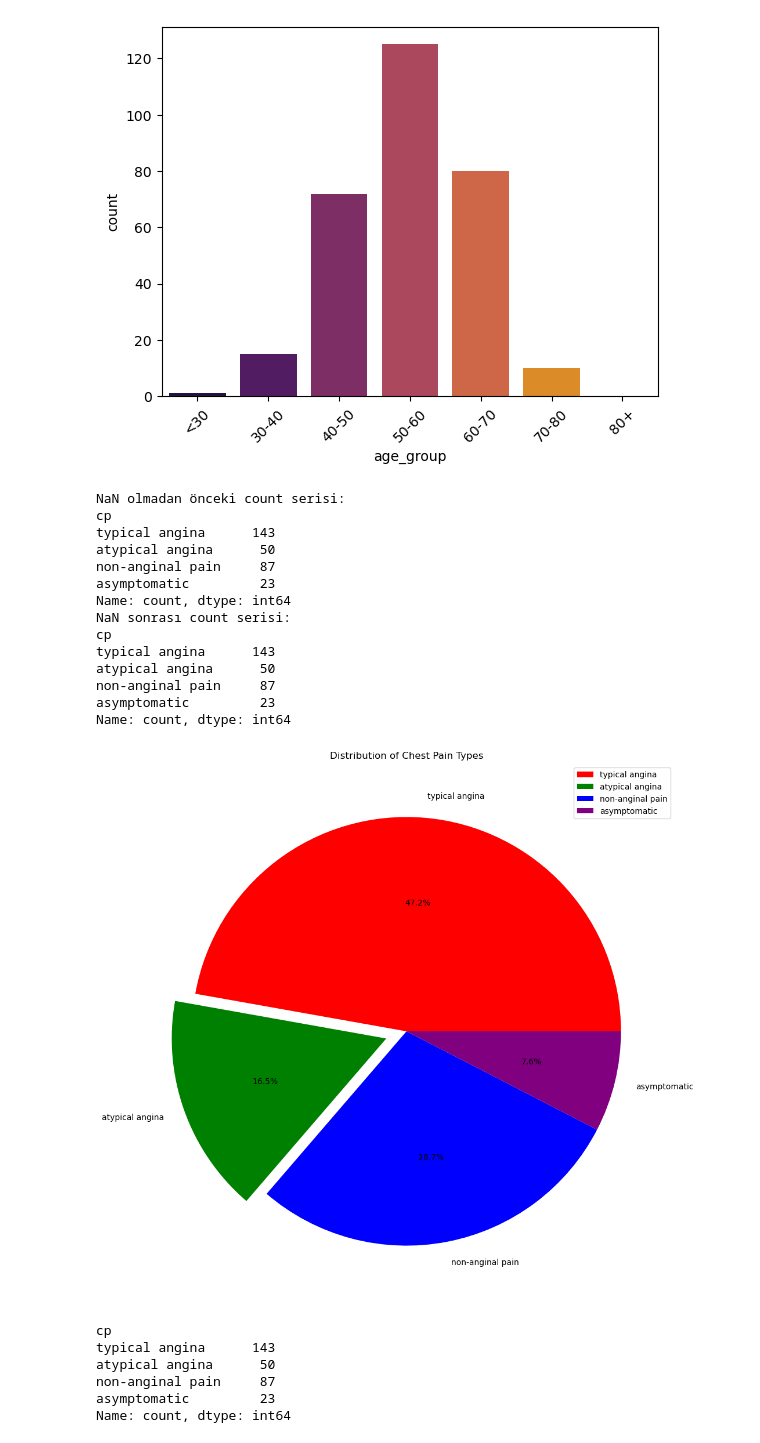
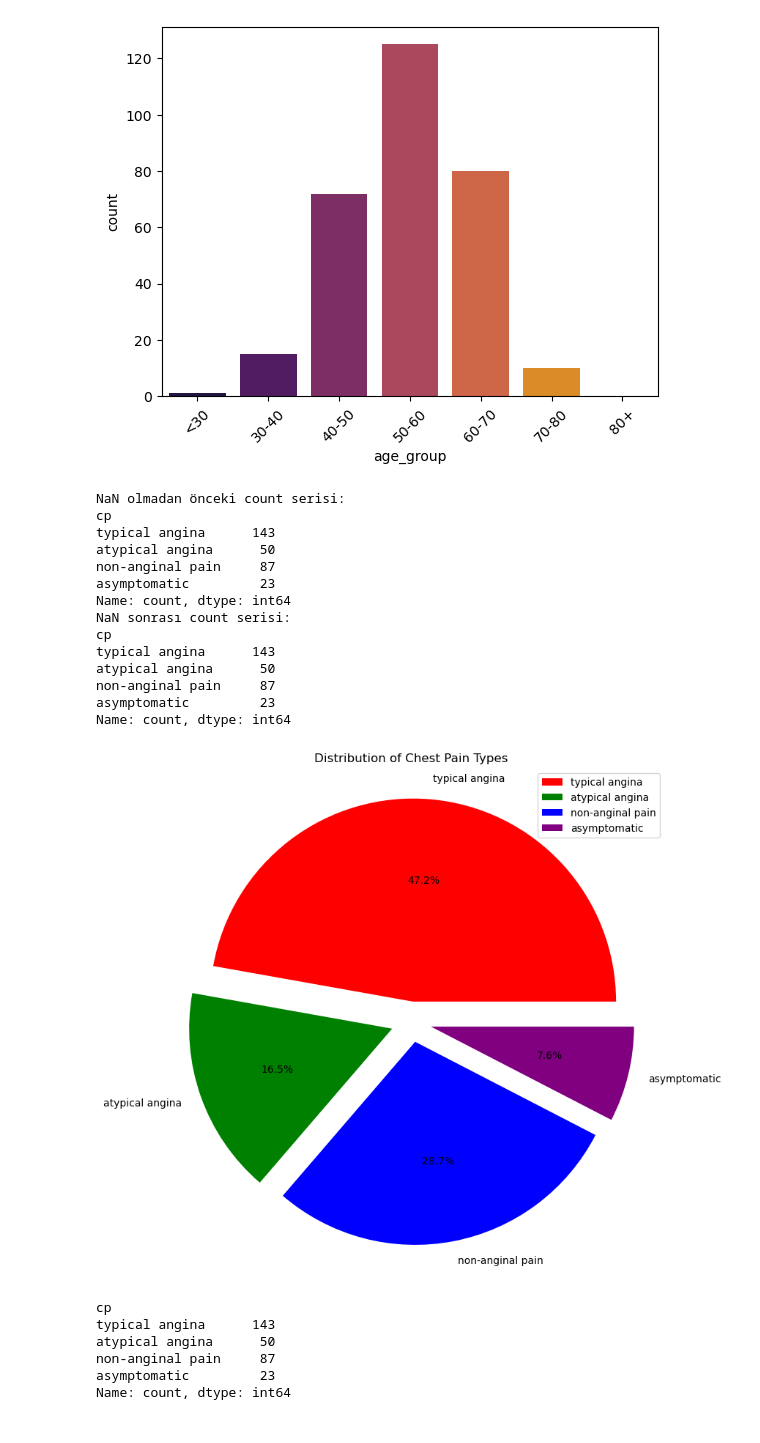
Before and after one commit to eqselans/heart, a Jupyter notebook: heart.ipynb, the cells around one changed output. Cells and saved outputs as stored; diff of their text form; code cells hidden in the pictures.

```diff
--- a/heart.ipynb
+++ b/heart.ipynb
@@ -148,36 +163,36 @@ count = data['cp'].value_counts().reindex(labels)
 print("NaN olmadan önceki count serisi:")
 print(count)
 
 # NaN sonrası count serisi (zaten yukarıda dolduruldu)
 print("NaN sonrası count serisi:")
 print(count)
 
 # explode ve colors listelerinin uzunluklarının labels ile uyumlu olduğundan emin olma
-explode = (0, 0.1, 0, 0)
+explode = (0.1, 0.1, 0.1, 0.1)
 colors = ['red', 'green', 'blue', 'purple']
 
 # Pasta grafiği çizme
-plt.figure(figsize=(12,12))
+plt.figure(figsize=(9,9))
 plt.pie(count, labels=count.index, autopct='%1.1f%%', explode=explode, colors=colors)
 plt.legend(labels=count.index)
 plt.title("Distribution of Chest Pain Types")
 plt.show()
 # %% [output]
 NaN olmadan önceki count serisi:
 cp
 typical angina      143
 atypical angina      50
 non-anginal pain     87
 asymptomatic         23
 Name: count, dtype: int64
 NaN sonrası count serisi:
 cp
 typical angina      143
 atypical angina      50
 non-anginal pain     87
 asymptomatic         23
 Name: count, dtype: int64
-[figure, old version]
+[figure, new version]
 # %%
 print(count)
 # %% [output]
```
Also changed, not shown: parts of 20 cells of this notebook.
